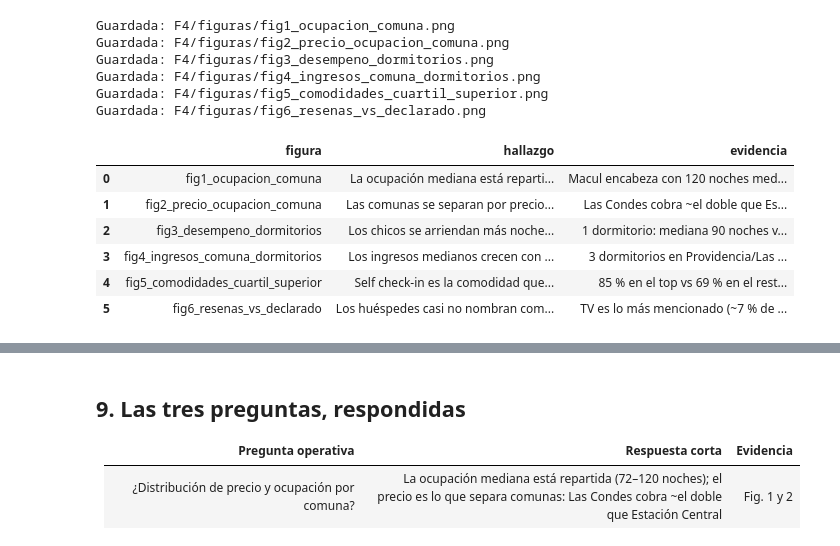
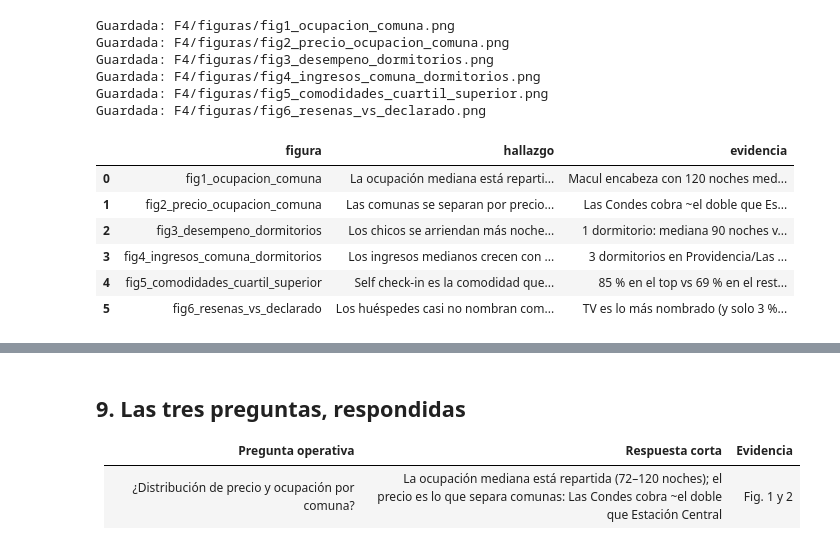
Before and after one commit to RedWolfo10/proyecto-grupo4-mcdi500, a Jupyter notebook: F4/S3_F4_Visualizacion_Comunicacion.ipynb, the cells around one changed output, grey strips where cells are left out. Saved outputs shown, nothing was run; the diff lists cells and outputs as text; code cells hidden in the pictures.

```diff
--- a/F4/S3_F4_Visualizacion_Comunicacion.ipynb
+++ b/F4/S3_F4_Visualizacion_Comunicacion.ipynb
@@ -585,28 +607,28 @@ Guardada: F4/figuras/fig6_resenas_vs_declarado.png
 # %%
 hallazgos = pd.DataFrame([
     ("fig1_ocupacion_comuna", "La ocupación mediana está repartida parejo entre comunas",
      "Macul encabeza con 120 noches medianas (n=37); Providencia combina 96 noches con mucha oferta"),
     ("fig2_precio_ocupacion_comuna", "Las comunas se separan por precio, no por ocupación",
      "Las Condes cobra ~el doble que Estación Central con ocupaciones medianas similares"),
     ("fig3_desempeno_dormitorios", "Los chicos se arriendan más noches; los grandes cobran más",
      "1 dormitorio: mediana 90 noches vs 31 en 4+; el precio mediano sube de 51 mil a 315 mil CLP"),
     ("fig4_ingresos_comuna_dormitorios", "Los ingresos medianos crecen con los dormitorios en el oriente",
      "3 dormitorios en Providencia/Las Condes supera 13 M CLP medianos; 2 dormitorios tiene más n y sigue alto"),
     ("fig5_comodidades_cuartil_superior", "Self check-in es la comodidad que más distingue al cuartil superior",
      "85 % en el top vs 69 % en el resto; mediana 96 vs 48 noches. Asociación, no causalidad"),
     ("fig6_resenas_vs_declarado", "Los huéspedes casi no nombran comodidades en sus reseñas",
-     "TV es lo más mencionado (~7 % de reseñas); self check-in ~0,1 %. Inglés ~7 % global, ~20 % en Lo Barnechea"),
+     "TV es lo más nombrado (y solo 3 % en queja); WiFi se nombra poco pero 22 % es reclamo. Inglés ~7 % global"),
 ], columns=["figura", "hallazgo", "evidencia"])
 hallazgos.to_csv(DIR_DOCS / "hallazgos_f4.csv", index=False)
 hallazgos
 # %% [output]
 |  | figura | hallazgo | evidencia |
 | 0 | fig1_ocupacion_comuna | La ocupación mediana está reparti... | Macul encabeza con 120 noches med... |
 | 1 | fig2_precio_ocupacion_comuna | Las comunas se separan por precio... | Las Condes cobra ~el doble que Es... |
 | 2 | fig3_desempeno_dormitorios | Los chicos se arriendan más noche... | 1 dormitorio: mediana 90 noches v... |
 | 3 | fig4_ingresos_comuna_dormitorios | Los ingresos medianos crecen con ... | 3 dormitorios en Providencia/Las ... |
 | 4 | fig5_comodidades_cuartil_superior | Self check-in es la comodidad que... | 85 % en el top vs 69 % en el rest... |
-| 5 | fig6_resenas_vs_declarado | Los huéspedes casi no nombran com... | TV es lo más mencionado (~7 % de ... |
+| 5 | fig6_resenas_vs_declarado | Los huéspedes casi no nombran com... | TV es lo más nombrado (y solo 3 %... |
 # %%
 metadatos = {
     "fase": "F4",
```
Also changed, not shown: parts of 2 cells of this notebook, 5 other files.
